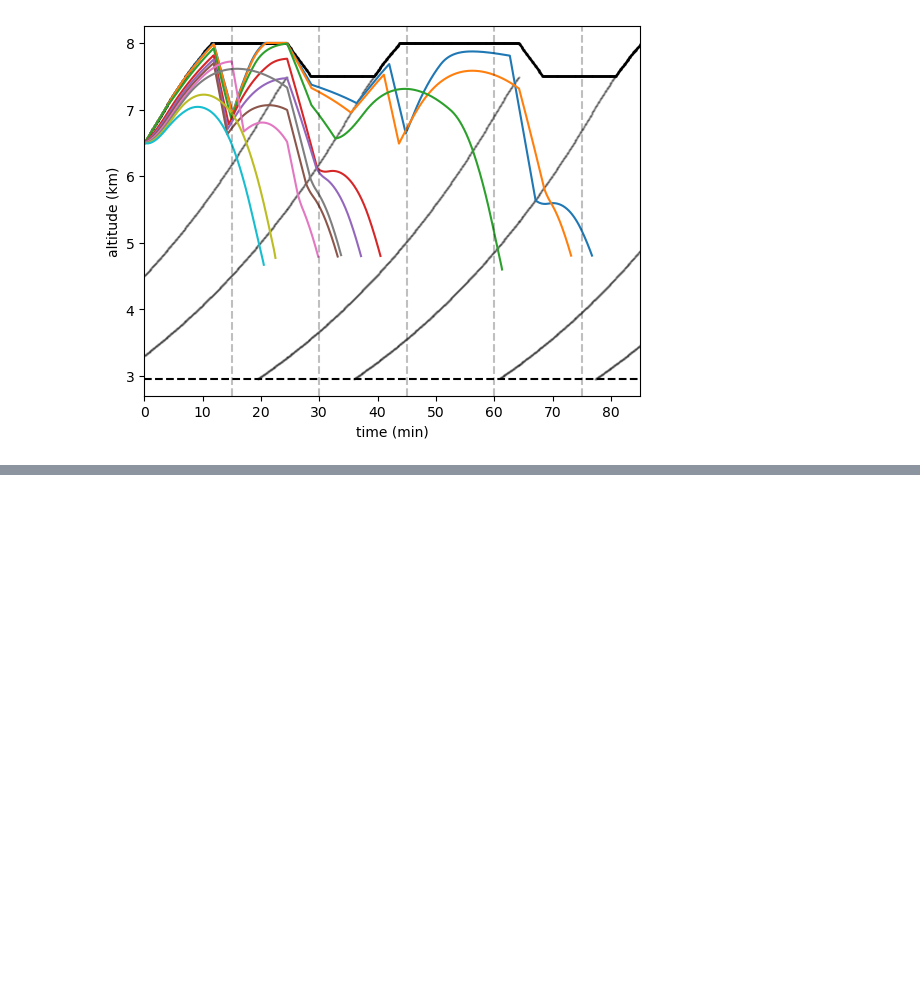
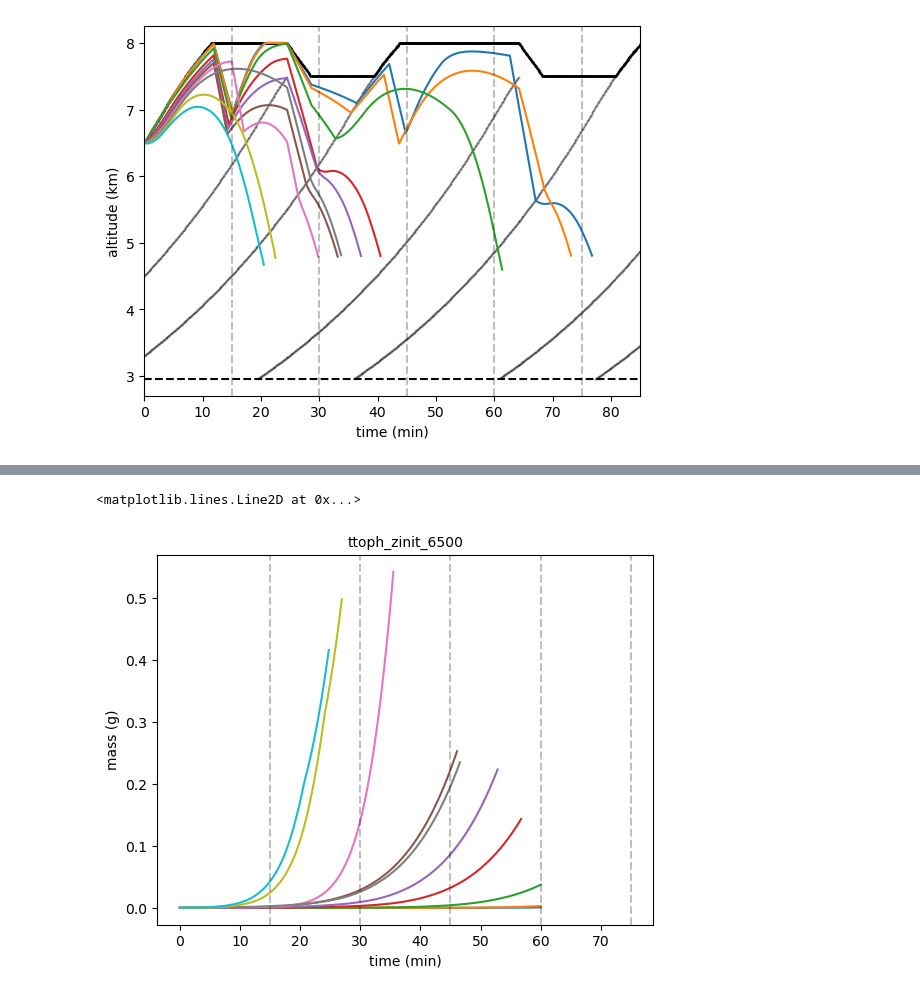
Before and after one commit to ezriri/simple-graupel-model, a Jupyter notebook: model_development/plotting_output.ipynb, the cells around one changed output, grey strips where cells are left out. Saved outputs shown, nothing was run; the diff lists cells and outputs as text; code cells hidden in the pictures; blank space fills up the shorter version.

```diff
--- a/model_development/plotting_output.ipynb
+++ b/model_development/plotting_output.ipynb
@@ -686,0 +796,19 @@ Text(0, 0.5, 'altitude (km)')
+# %%
+for s in range(ncfile_ice.sizes['particle']):
+    p0_ice = ncfile_ice.isel(particle=s)
+    #plt.plot(ncfile_v3_1['time'],p0_ice['altitude'])
+    #plt.plot(p0_ice['diameter']*1000, p0_ice['altitude'])
+    plt.plot(ncfile['time']/60, p0_ice['mass']*1000)
+    #plt.plot(p0_ice['diameter']*1000, p0_ice['altitude'])
+
+plt.xlabel("time (min)")
+plt.ylabel("mass (g)")
+plt.title(f"{save_name}", fontsize=10)
+plt.axvline(x=15, color='black', linestyle='--', alpha=0.25)
+plt.axvline(x=30, color='black', linestyle='--', alpha=0.25)
+plt.axvline(x=45, color='black', linestyle='--', alpha=0.25)
+plt.axvline(x=60, color='black', linestyle='--', alpha=0.25)
+plt.axvline(x=75, color='black', linestyle='--', alpha=0.25)
+# %% [output]
+<matplotlib.lines.Line2D at 0x...>
+[figure, added]
```
Also changed, not shown: parts of 17 cells of this notebook, 39 other files.
